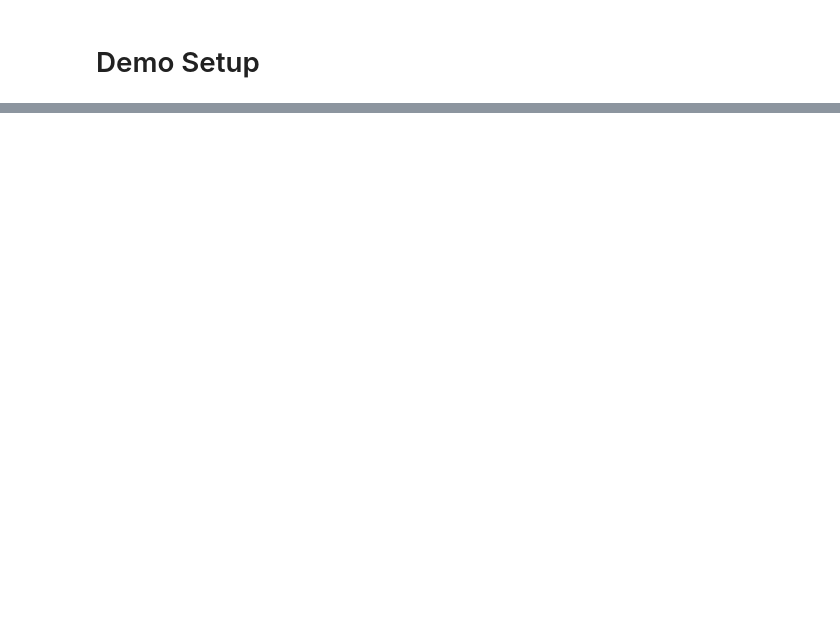
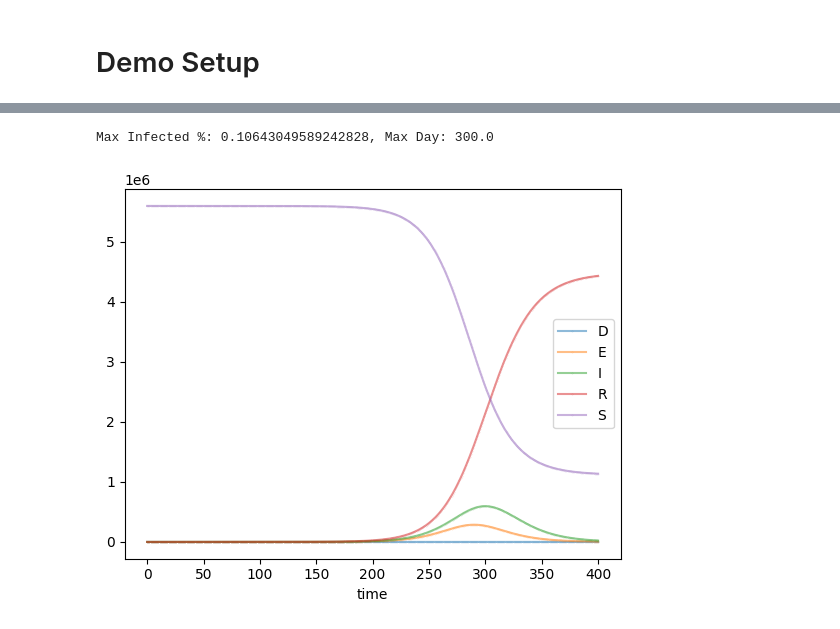
Before and after one commit to ml4ai/funman, a Jupyter notebook: notebooks/view_parameter_space.ipynb, the cells around one changed output, grey strips where cells are left out. Drawn from its saved outputs; the diff is of its cells as text; code cells hidden in the pictures; blank space fills up the shorter version.

```diff
--- a/notebooks/view_parameter_space.ipynb
+++ b/notebooks/view_parameter_space.ipynb
@@ -41,5 +84,10 @@ def plot(results):
 # %%
-jobs = [
-   "d1b4cb93-cf5e-48ce-8c20-99056dfbd1a4" # 1.1.b, t_0 = 0
-        ]
+# t_0 = 0
+# From paper:
+# Max % Infected: 10.45%  (abs-diff = 0.19)
+# Max Day: 291            (abs-diff = 9)
+plot_point(job_num=11)
+# %% [output]
+Max Infected %: 0.10643049589242828, Max Day: 300.0
+[figure, added]
 # %%
```
Also changed, not shown: parts of 8 cells of this notebook, 11 other files.
